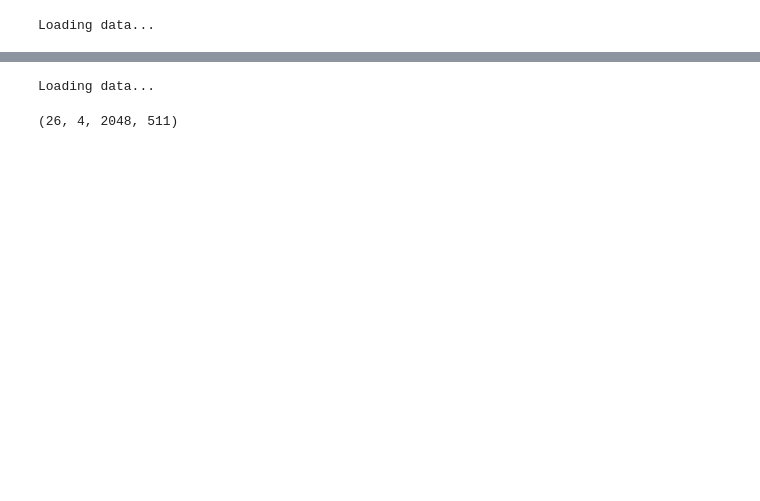
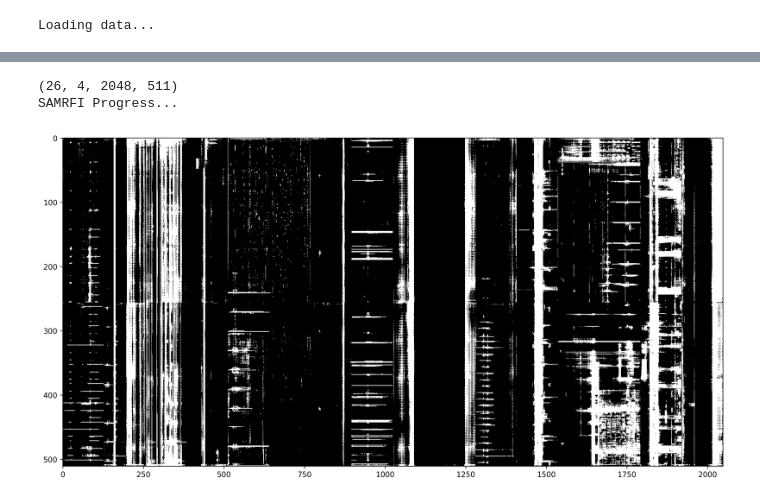
Before and after one commit to preshanth/SAM-RFI, a Jupyter notebook: notebooks/large_model.ipynb, the cells around one changed output, grey strips where cells are left out. Drawn from its saved outputs; the diff is of its cells as text; code cells hidden in the pictures; blank space fills up the shorter version.

```diff
--- a/notebooks/large_model.ipynb
+++ b/notebooks/large_model.ipynb
@@ -47,20 +49,27 @@ Applying median normalization only to 3328 patches...
 # %%
-from samrfi import RFIModels, RadioRFI
+from samrfi import RFIModels
+sam_checkpoint = "/home/gpuhost002/ddeal/RFI-AI/models/sam_vit_h_4b8939.pth"
+sam_type = "vit_h"
 
-dir_path = '/home/gpuhost002/ddeal/RFI-AI/'
+model_path = "/home/gpuhost002/ddeal/RFI-AI/samrfi_data/models/model_stretch-3C147_RFlag_patch-patchify_size-256_sam-huge_epochs60_20250103_030325.pth"
+model = RFIModels(sam_checkpoint, sam_type, radiorfi_instance=datarfi_3C129, device='cuda',)
+model.load_model(model_path)
 
-original_calib = '/home/gpuhost002/ddeal/RFI-AI/one_antenna_3C129.ms'
+start_time = time.time()
 
-datarfi_3C129 = RadioRFI(vis=original_calib, dir_path=dir_path)
-datarfi_3C129.load(mode='DATA', ant_i=1) # using first two antennas
+model.run_rfi_model(patch_run=True, threshold=0.5)
 
-# sam_checkpoint = "/home/gpuhost002/ddeal/RFI-AI/models/sam_vit_h_4b8939.pth"
-# sam_type = "vit_h"
+end_time = time.time()
 
-# model_path = "/home/gpuhost002/ddeal/RFI-AI/samrfi_data/models/model_stretch-3C147_tfcrop_patch-patchify_size-256_sam-huge_epochs60_20250103_175542.pth"
-# model = RFIModels(sam_checkpoint, sam_type, radiorfi_instance=datarfi_3C129, device='cuda',)
-# model.load_model(model_path)
-# model.run_rfi_model(patch_run=True, sliding_patch=True, threshold=0.25)
+duration = end_time - start_time
+
+output_filename = f'/home/gpuhost002/ddeal/RFI-AI/SAM-RFI/notebooks/test_notebooks/flagdata_duration_3C129_rflag_model.txt'
+with open(output_filename, 'w') as f:
+    f.write(f"Flagdata operation on one_antenna_3C129_rflag.ms with the rflag model took {duration:.2f} seconds. Patch run is true, sliding patch is false. Threshold is 0.5\n")
 # %% [output]
-Loading data...
+(26, 4, 2048, 511)
+SAMRFI Progress...
-(26, 4, 2048, 511)
+# %%
+datarfi_3C129.plotter.plot(baseline=0, polarization=0, mode='FLAG')
+# %% [output]
+[figure, added]
```
Also changed, not shown: parts of 13 cells of this notebook, 13 other files.
